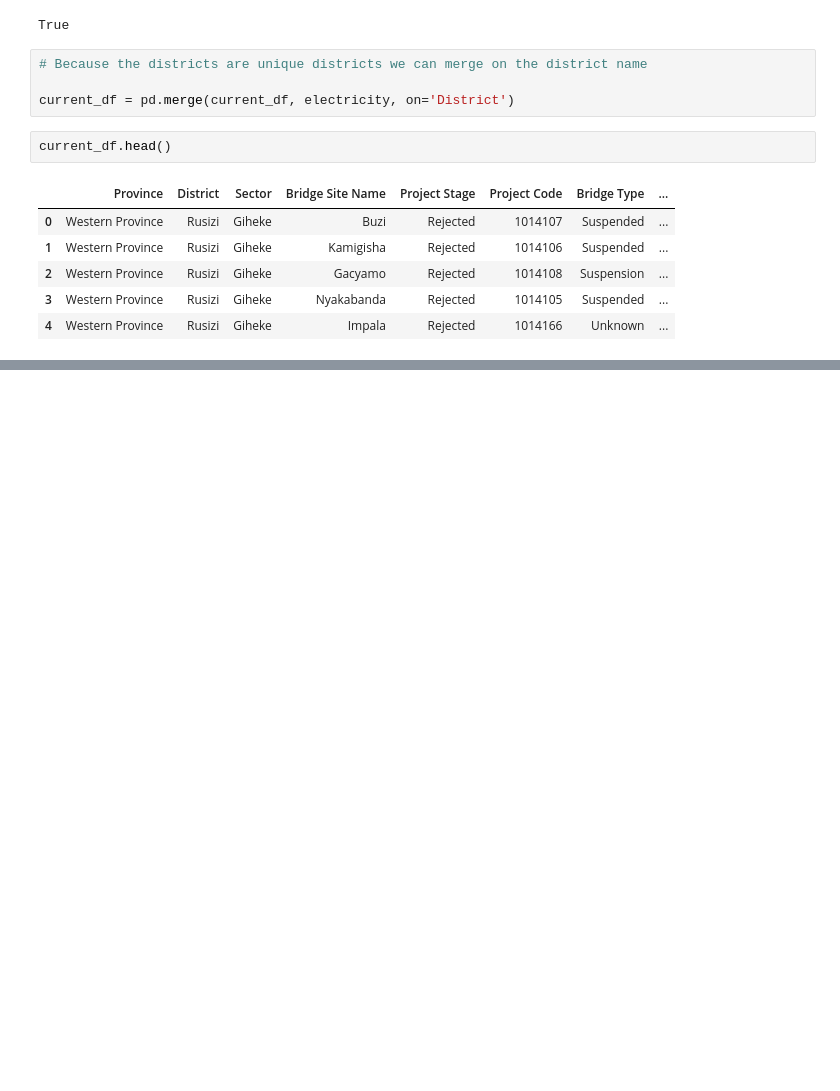
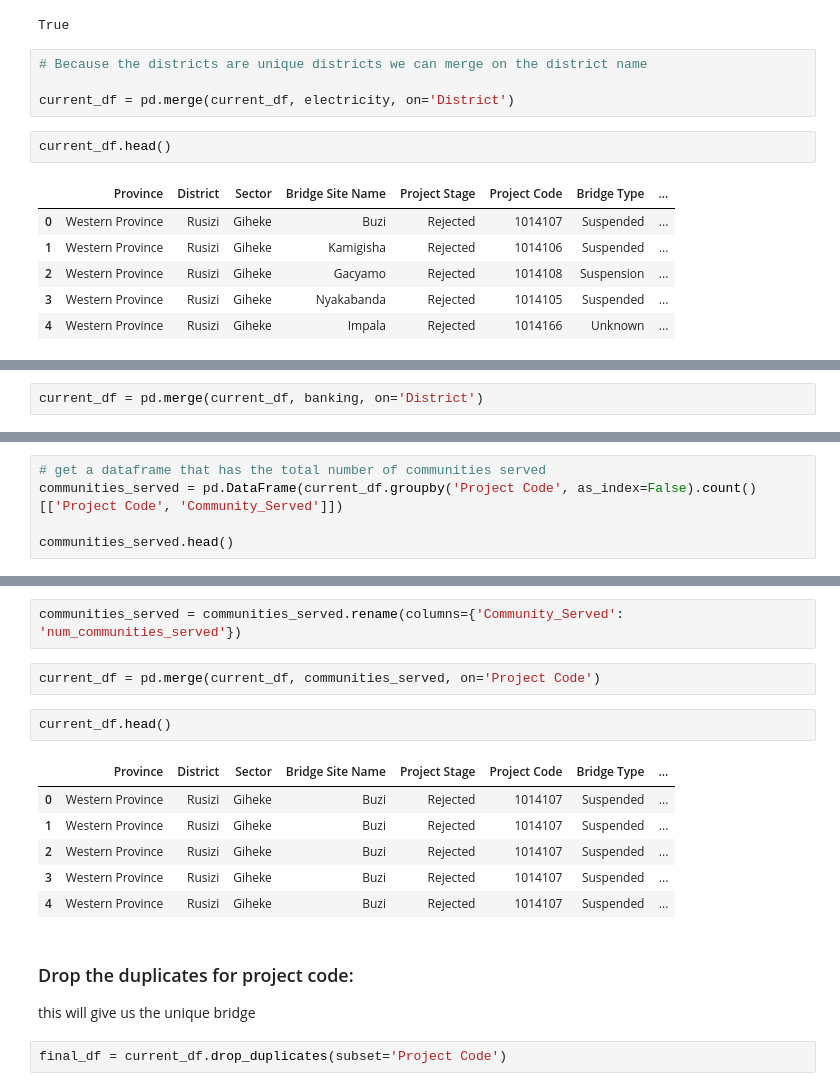
Before and after one commit to BloomTech-Labs/Labs25-Bridges_to_Prosperity-TeamC-ds, a Jupyter notebook: notebooks/merge_csvs.ipynb, the cells around one changed output, grey strips where cells are left out. Saved outputs shown, nothing was run; the diff lists cells and outputs as text; blank space fills up the shorter version.

Commit message:
merged communites served and banking access to final data set

```diff
--- a/notebooks/merge_csvs.ipynb
+++ b/notebooks/merge_csvs.ipynb
@@ -267,0 +332,2 @@ current_df.head()
+# %%
+current_df = pd.merge(current_df, banking, on='District')
@@ -267,0 +345,5 @@ current_df.head()
+# %%
+# get a dataframe that has the total number of communities served
+communities_served = pd.DataFrame(current_df.groupby('Project Code', as_index=False).count()[['Project Code', 'Community_Served']])
+
+communities_served.head()
@@ -267,0 +357,18 @@ current_df.head()
+# %%
+communities_served = communities_served.rename(columns={'Community_Served': 'num_communities_served'})
+# %%
+current_df = pd.merge(current_df, communities_served, on='Project Code')
+# %%
+current_df.head()
+# %% [output]
+|  | Province | District | Sector | Bridge Site Name | Project Stage | Project Code | Bridge Type | ... |
+| 0 | Western Province | Rusizi | Giheke | Buzi | Rejected | 1014107 | Suspended | ... |
+| 1 | Western Province | Rusizi | Giheke | Buzi | Rejected | 1014107 | Suspended | ... |
+| 2 | Western Province | Rusizi | Giheke | Buzi | Rejected | 1014107 | Suspended | ... |
+| 3 | Western Province | Rusizi | Giheke | Buzi | Rejected | 1014107 | Suspended | ... |
+| 4 | Western Province | Rusizi | Giheke | Buzi | Rejected | 1014107 | Suspended | ... |
+# %% [markdown]
+### Drop the duplicates for project code:
+this will give us the unique bridge
+# %%
+final_df = current_df.drop_duplicates(subset='Project Code')
```
Also changed, not shown: parts of 17 cells of this notebook.
